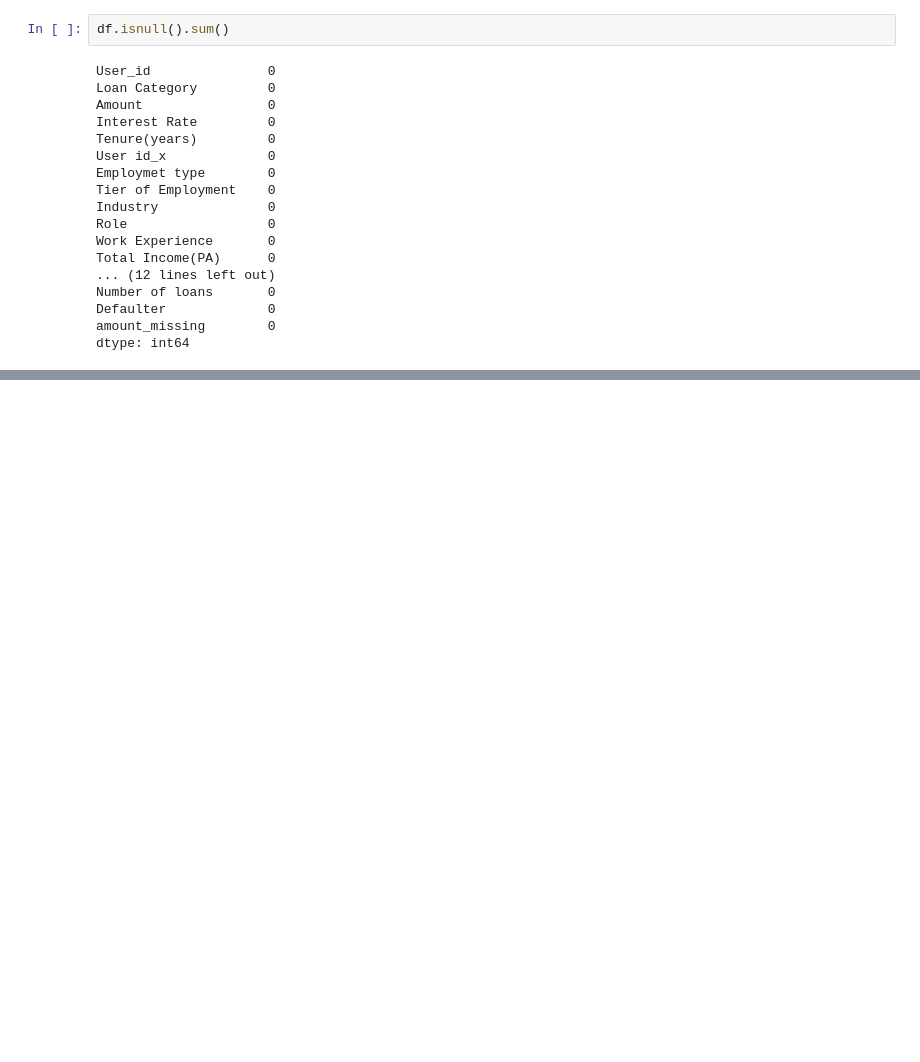
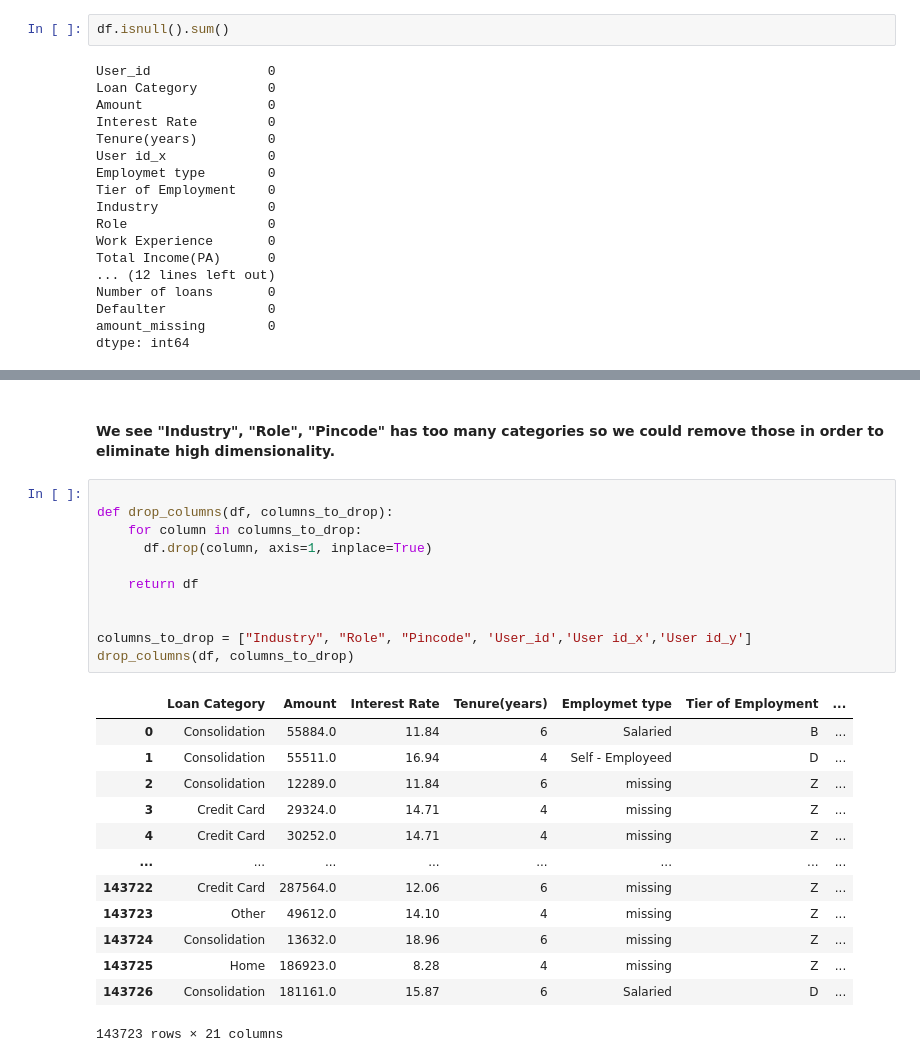
Before and after one commit to harshp777/Explainable-AI-Fraud-Detection, a Jupyter notebook: notebooks/EDA.ipynb, the cells around one changed output, grey strips where cells are left out. Saved outputs shown, nothing was run; the diff lists cells and outputs as text; blank space fills up the shorter version.

```diff
--- a/notebooks/EDA.ipynb
+++ b/notebooks/EDA.ipynb
@@ -196,0 +206,27 @@ dtype: int64
+# %% [markdown]
+#### We see "Industry", "Role", "Pincode" has too many categories so we could remove those in order to eliminate high dimensionality.
+# %%
+
+def drop_columns(df, columns_to_drop):
+    for column in columns_to_drop:
+      df.drop(column, axis=1, inplace=True)
+
+    return df
+
+
+columns_to_drop = ["Industry", "Role", "Pincode", 'User_id','User id_x','User id_y']
+drop_columns(df, columns_to_drop)
+# %% [output]
+|  | Loan Category | Amount | Interest Rate | Tenure(years) | Employmet type | Tier of Employment | ... |
+| 0 | Consolidation | 55884.0 | 11.84 | 6 | Salaried | B | ... |
+| 1 | Consolidation | 55511.0 | 16.94 | 4 | Self - Employeed | D | ... |
+| 2 | Consolidation | 12289.0 | 11.84 | 6 | missing | Z | ... |
+| 3 | Credit Card | 29324.0 | 14.71 | 4 | missing | Z | ... |
+| 4 | Credit Card | 30252.0 | 14.71 | 4 | missing | Z | ... |
+| ... | ... | ... | ... | ... | ... | ... | ... |
+| 143722 | Credit Card | 287564.0 | 12.06 | 6 | missing | Z | ... |
+| 143723 | Other | 49612.0 | 14.10 | 4 | missing | Z | ... |
+| 143724 | Consolidation | 13632.0 | 18.96 | 6 | missing | Z | ... |
+| 143725 | Home | 186923.0 | 8.28 | 4 | missing | Z | ... |
+| 143726 | Consolidation | 181161.0 | 15.87 | 6 | Salaried | D | ... |
+143723 rows × 21 columns
```
Also changed, not shown: parts of 6 cells of this notebook, 2 other files.
